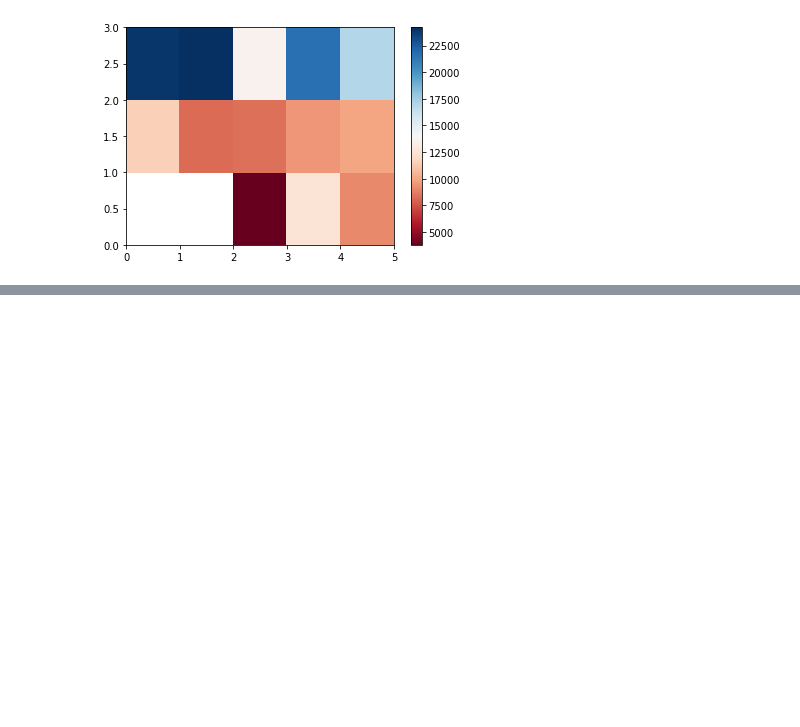
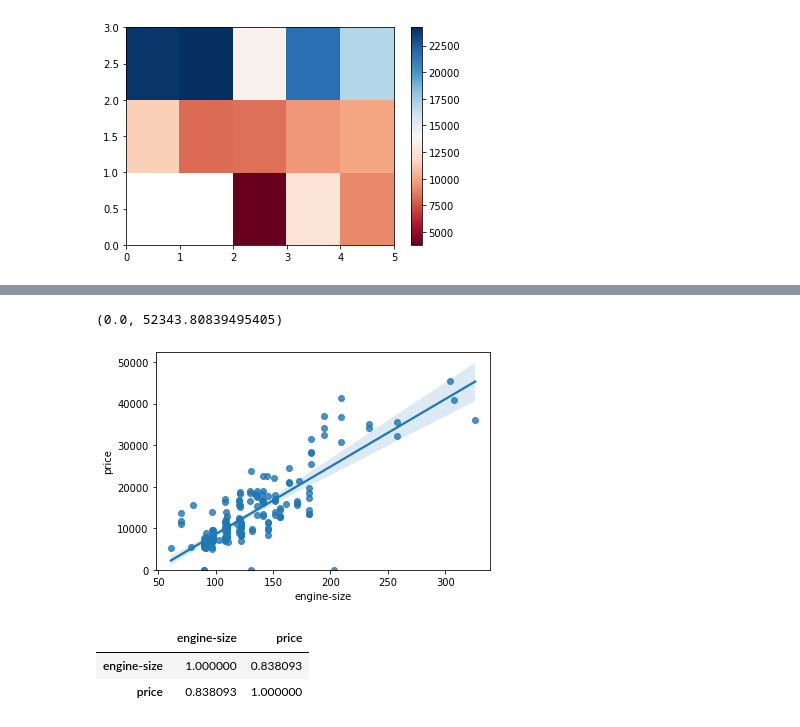
Before and after one commit to PosgradoMNA/actividades-de-aprendizaje-dsercam, a Jupyter notebook: DataAnalysisWithPython/Module3.A01182676.ipynb, the cells around one changed output, grey strips where cells are left out. Cells and saved outputs as stored; diff of their text form; code cells hidden in the pictures; blank space fills up the shorter version.

```diff
--- a/DataAnalysisWithPython/Module3.A01182676.ipynb
+++ b/DataAnalysisWithPython/Module3.A01182676.ipynb
@@ -108,0 +204,26 @@ plt.show()
+# %%
+path='https://cf-courses-data.s3.us.cloud-object-storage.appdomain.cloud/IBMDeveloperSkillsNetwork-DA0101EN-SkillsNetwork/labs/Data%20files/automobileEDA.csv'
+labFrame = pd.read_csv(csv_path)
+# %%
+headers = ["symboling","normalized-losses","make","fuel-type","aspiration", "num-of-doors","body-style",
+         "drive-wheels","engine-location","wheel-base", "length","width","height","curb-weight","engine-type",
+         "num-of-cylinders", "engine-size","fuel-system","bore","stroke","compression-ratio","horsepower",
+         "peak-rpm","city-mpg","highway-mpg","price"]
+labFrame.columns = headers
+labFrame.replace("?",0, inplace=True)
+labFrame["price"] = labFrame["price"].astype("float")
+labFrame["normalized-losses"] = labFrame["normalized-losses"].astype("int")
+labFrame["wheel-base"] = labFrame["wheel-base"].astype("float")
+labFrame["length"] = labFrame["length"].astype("float")
+labFrame["width"] = labFrame["width"].astype("float")
+labFrame["height"] = labFrame["height"].astype("float")
+labFrame["curb-weight"] = labFrame["curb-weight"].astype("int")
+labFrame["engine-size"] = labFrame["engine-size"].astype("int")
+labFrame["bore"] = labFrame["bore"].astype("float")
+labFrame["stroke"] = labFrame["stroke"].astype("float")
+labFrame["compression-ratio"] = labFrame["compression-ratio"].astype("float")
+labFrame["horsepower"] = labFrame["horsepower"].astype("float")
+labFrame["peak-rpm"] = labFrame["peak-rpm"].astype("float")
+labFrame["city-mpg"] = labFrame["city-mpg"].astype("float")
+labFrame["highway-mpg"] = labFrame["highway-mpg"].astype("float")
+labFrame.head()
@@ -108,0 +294,12 @@ plt.show()
+# %%
+sns.regplot(x="engine-size", y="price", data=labFrame)
+plt.ylim(0,)
+# %% [output]
+(0.0, 52343.80839495405)
+[figure, added]
+# %%
+labFrame[["engine-size", "price"]].corr()
+# %% [output]
+|  | engine-size | price |
+| engine-size | 1.000000 | 0.838093 |
+| price | 0.838093 | 1.000000 |
```
Also changed, not shown: parts of 47 cells of this notebook.
